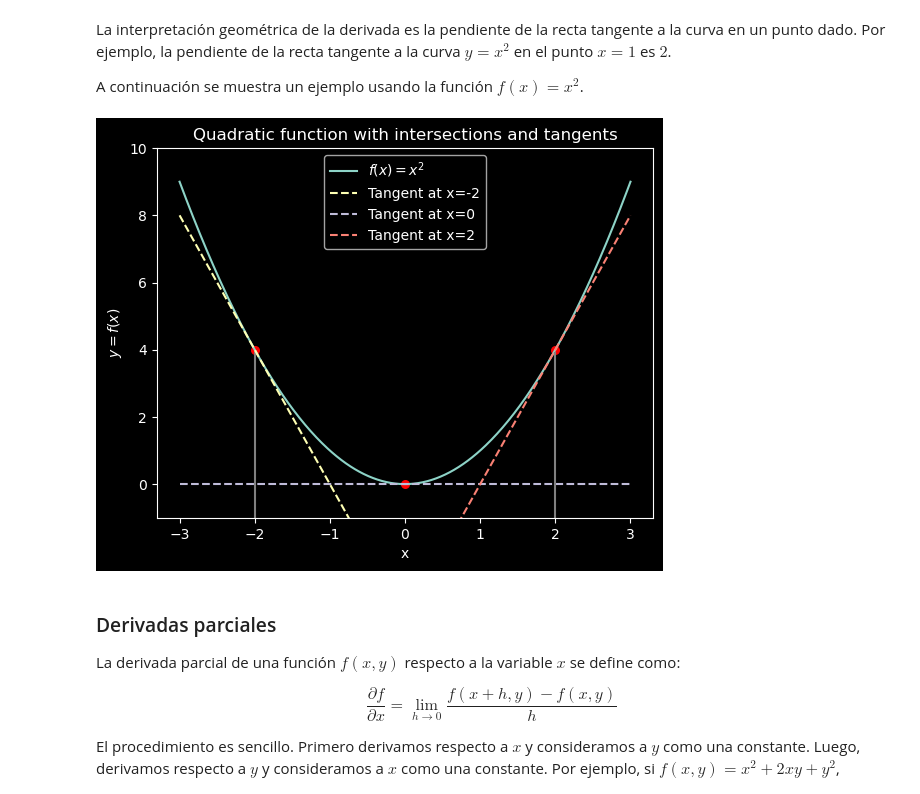
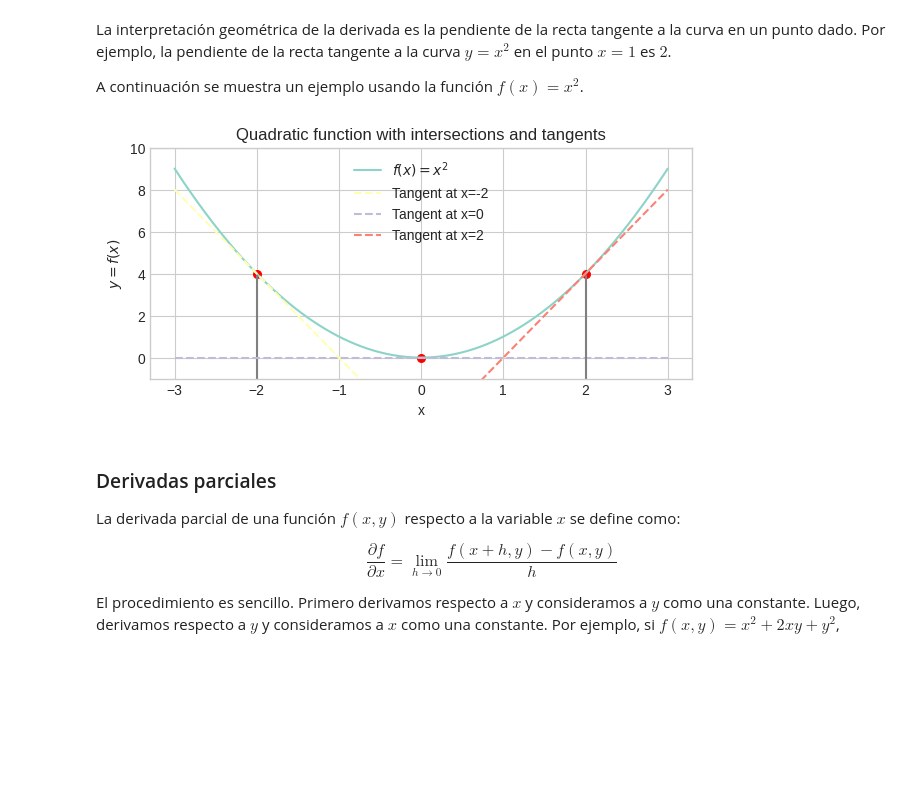
Before and after one commit to jealcalat/AEM-ITESO, a Jupyter notebook: tema_2/2.0_preliminares.ipynb, the cells around one changed output. Drawn from its saved outputs; the diff is of its cells as text; code cells hidden in the pictures; blank space fills up the shorter version.

```diff
--- a/tema_2/2.0_preliminares.ipynb
+++ b/tema_2/2.0_preliminares.ipynb
@@ -82,7 +92,8 @@ A continuación se muestra un ejemplo usando la función $f(x) = x^2$.
 # %%
 import numpy as np
 import matplotlib.pyplot as plt
-plt.style.use('dark_background')
+plt.rcParams['figure.figsize'] = [7, 3]
+plt.style.use('seaborn-whitegrid')
 # Define the quadratic function and its derivative
 def f(x):
     return x**2
@@ -95,34 +106,34 @@ def tangent_line(x, x1):
     y1 = f(x1)
     m = f_prime(x1)
     return m * (x - x1) + y1
 
 # Define the 5 points
 points = [-2, 0, 2]
 
 # Generate the x values for plotting the curve
 x = np.linspace(-3, 3, 400)
 y = f(x)
 
 plt.plot(x, y, label="$f(x) = x^2$")
 
 # For each of the 5 points, plot a vertical dotted line, annotate the x value, and plot the tangent line
 for p in points:
     y_p = f(p)
     plt.axvline(x=p, color='gray', linestyle='-', ymax=(y_p - min(y))/(max(y) - min(y)))  # Scale the vertical line
     plt.annotate(f"{p}", (p, -6), textcoords="offset points", xytext=(0,5), ha='center')
     plt.scatter(p, y_p, color='red', marker='o', s=30)
     y_tangent = tangent_line(x, p)
     plt.plot(x, y_tangent, label=f"Tangent at x={p}", linestyle="--")
 
 plt.title("Quadratic function with intersections and tangents")
 plt.xlabel("x")
 plt.ylabel("$y=f(x)$")
 
 plt.legend(loc="best")
 plt.ylim(min(y) - 1, max(y) + 1)  # adjust the y-axis limits
 plt.show()
 # %% [output]
-[figure, old version]
+[figure, new version]
 # %% [markdown]
 ### Derivadas parciales
 
```
Also changed, not shown: parts of 1 cell of this notebook, 24 other files.
